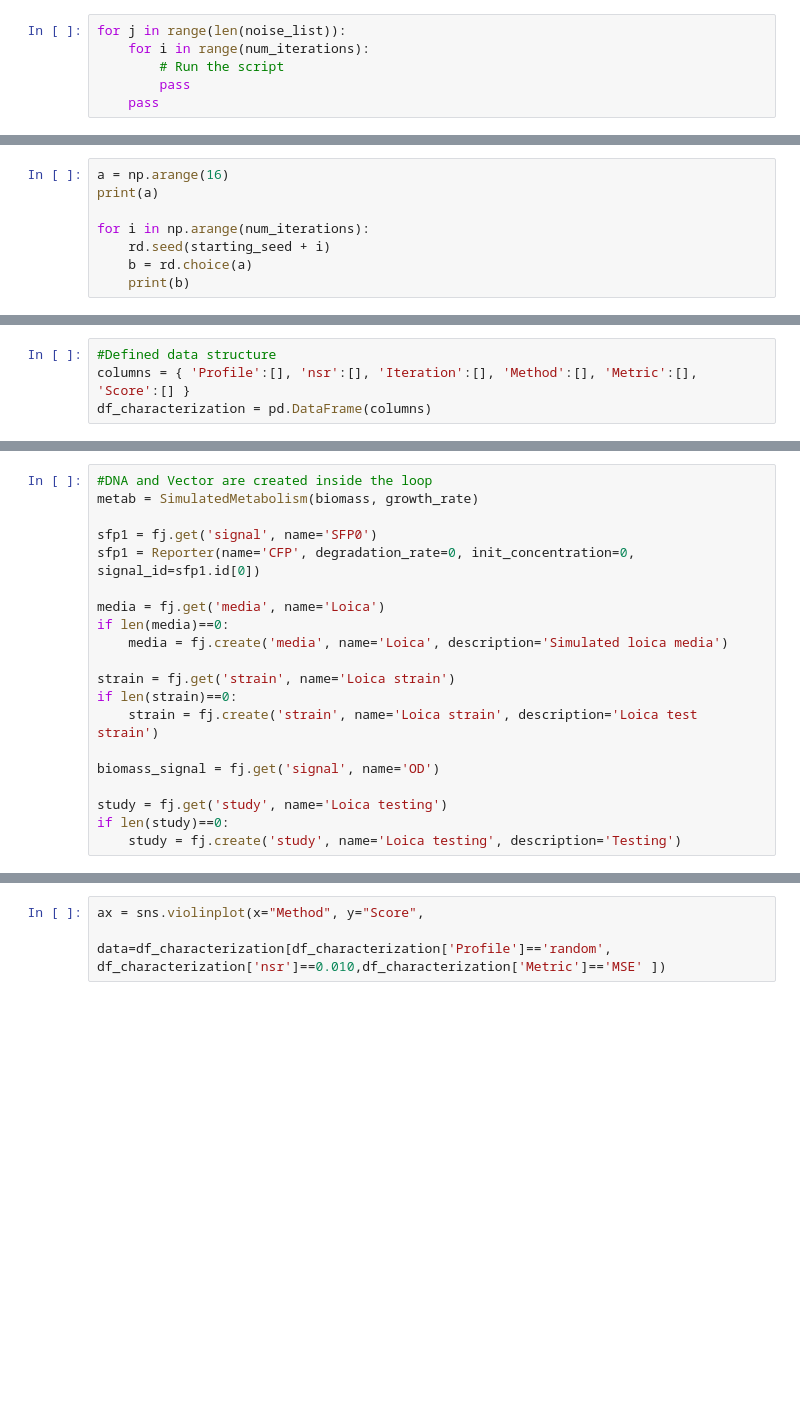
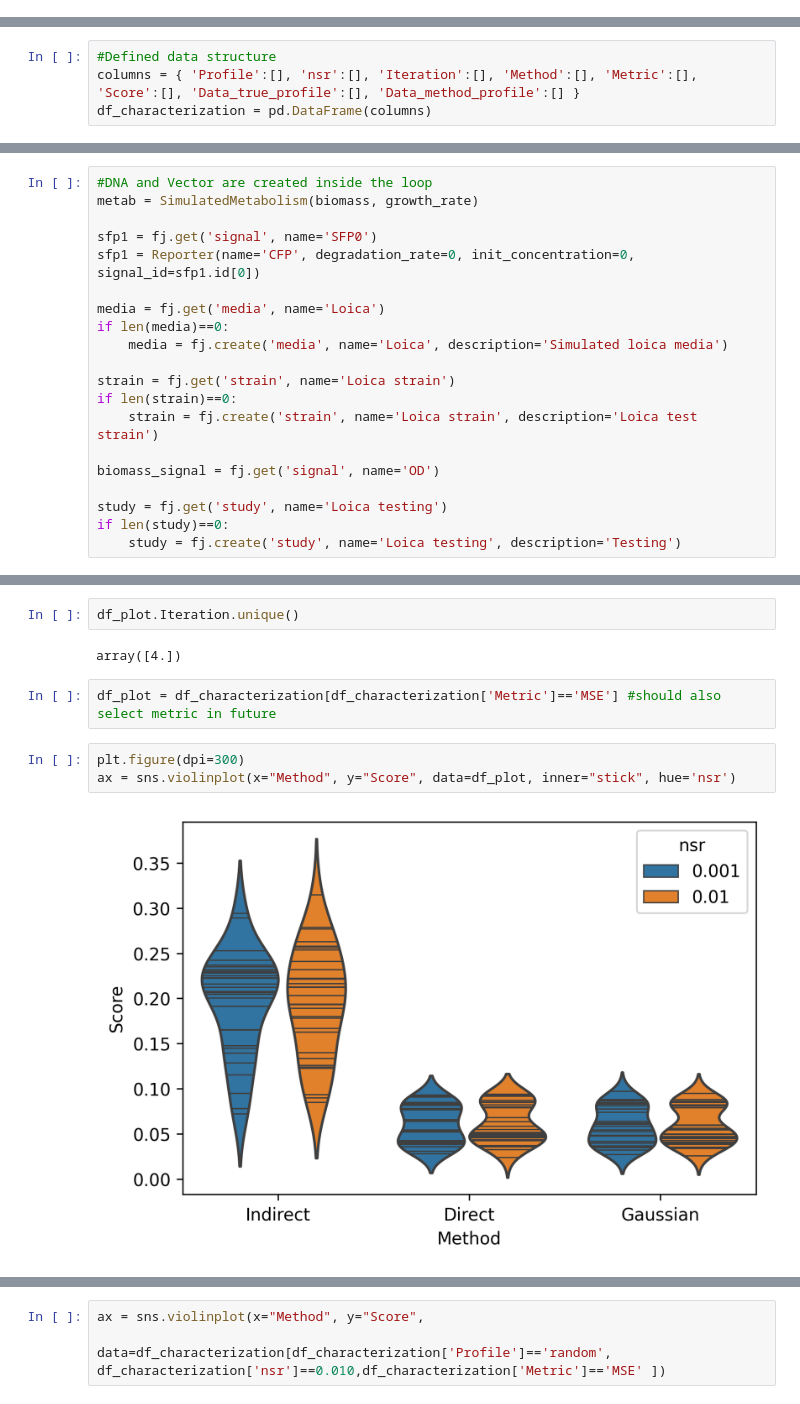
Before and after one commit to RudgeLab/LOICA, a Jupyter notebook: notebooks/Characterization_automation.ipynb, the cells around one changed output, grey strips where cells are left out. Saved outputs shown, nothing was run; the diff lists cells and outputs as text; blank space fills up the shorter version.

Commit message:
last characterization notebook

```diff
--- a/notebooks/Characterization_automation.ipynb
+++ b/notebooks/Characterization_automation.ipynb
@@ -54,9 +57,3 @@ starting_seed = 0 # Starting value for the seed to use
 num_noise_values = 3 # How many different noises you want to test
 # %%
 noise_list = [1e-1, 1e-2, 1e-3, 1e-4]
-# %%
-for j in range(len(noise_list)):
-    for i in range(num_iterations):
-        # Run the script
-        pass
-    pass
@@ -65,8 +59,0 @@ CV: Creating the seed
-# %%
-a = np.arange(16)
-print(a)
-
-for i in np.arange(num_iterations):
-    rd.seed(starting_seed + i)
-    b = rd.choice(a)
-    print(b)
@@ -229,7 +265,7 @@ with open("characterization_data_" + datetime.datetime.now().strftime("%Y-%m-%d_
     writer.writerow({column1: mse_indirect, column2: mse_direct, column3: mse_gaussian})
 # %%
 #Defined data structure
-columns = { 'Profile':[], 'nsr':[], 'Iteration':[], 'Method':[], 'Metric':[], 'Score':[] }
+columns = { 'Profile':[], 'nsr':[], 'Iteration':[], 'Method':[], 'Metric':[], 'Score':[], 'Data_true_profile':[], 'Data_method_profile':[] }
 df_characterization = pd.DataFrame(columns)
 # %%
 profiles = ['random', 'spline', 'gaussian']
@@ -377,0 +493,11 @@ df_plot = df_characterization[df_characterization['Profile']=='random',
+# %%
+df_plot.Iteration.unique()
+# %% [output]
+array([4.])
+# %%
+df_plot = df_characterization[df_characterization['Metric']=='MSE'] #should also select metric in future
+# %%
+plt.figure(dpi=300)
+ax = sns.violinplot(x="Method", y="Score", data=df_plot, inner="stick", hue='nsr')
+# %% [output]
+[figure, added]
```
Also changed, not shown: parts of 23 cells of this notebook, 1 other file.
